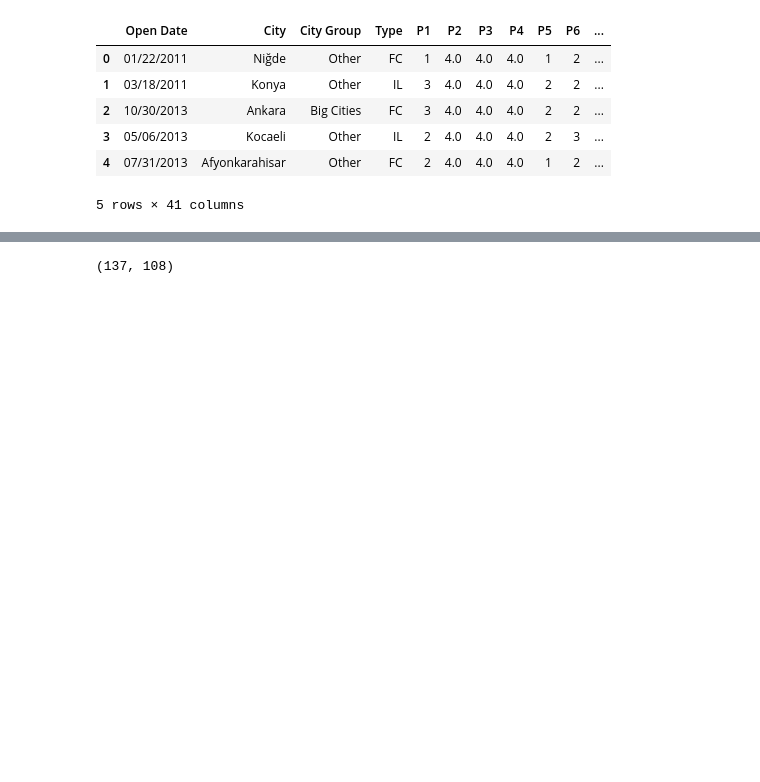
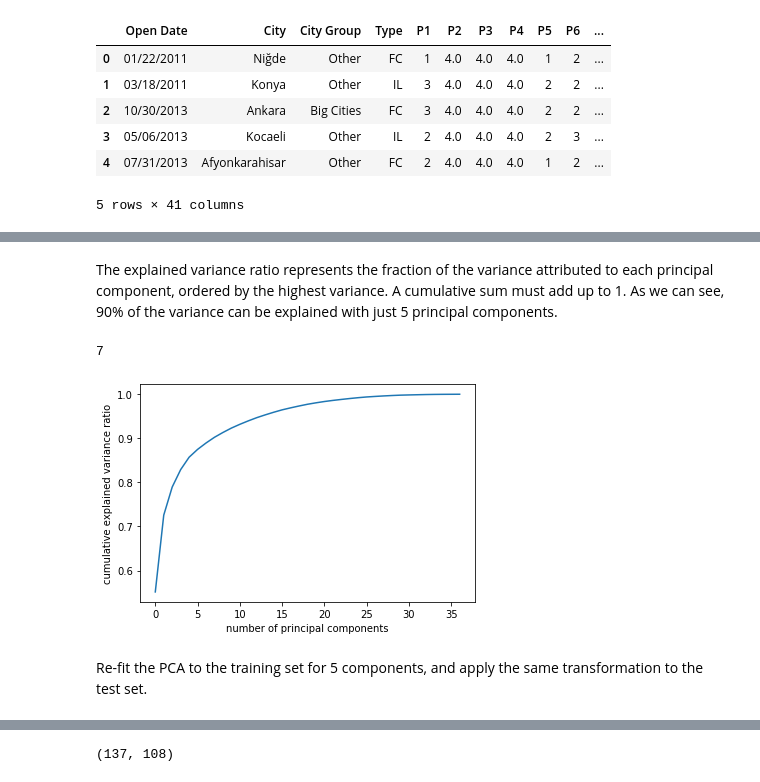
Before and after one commit to rich-thai/Kaggle-Restaurant-Revenue-Prediction, a Jupyter notebook: Restaurant.ipynb, the cells around one changed output, grey strips where cells are left out. Cells and saved outputs as stored; diff of their text form; code cells hidden in the pictures; blank space fills up the shorter version.

```diff
--- a/Restaurant.ipynb
+++ b/Restaurant.ipynb
@@ -136,0 +100,6 @@ RFR.score(X_train,np.log(y_train))
+# %%
+from sklearn.preprocessing import StandardScaler
+scaler = StandardScaler()
+
+train_df[["P"+str(i) for i in range(1,38)]] = scaler.fit_transform(train_df[["P"+str(i) for i in range(1,38)]])
+test_df[["P"+str(i) for i in range(1,38)]] = scaler.transform(test_df[["P"+str(i) for i in range(1,38)]])
@@ -136,0 +116,15 @@ RFR.score(X_train,np.log(y_train))
+# %% [markdown]
+The explained variance ratio represents the fraction of the variance attributed to each principal component, ordered by the highest variance. A cumulative sum must add up to 1. As we can see, 90% of the variance can be explained with just 5 principal components.
+# %%
+# plot the cumulative explain variance ratio
+plt.plot(np.cumsum(pca.explained_variance_ratio_))
+plt.xlabel('number of principal components')
+plt.ylabel('cumulative explained variance ratio')
+
+# compute the number of components to explain 90% of the variance
+np.argmin(np.abs(np.cumsum(pca.explained_variance_ratio_) -0.9))
+# %% [output]
+7
+[figure, added]
+# %% [markdown]
+Re-fit the PCA to the training set for 5 components, and apply the same transformation to the test set.
```
Also changed, not shown: parts of 59 cells of this notebook.
